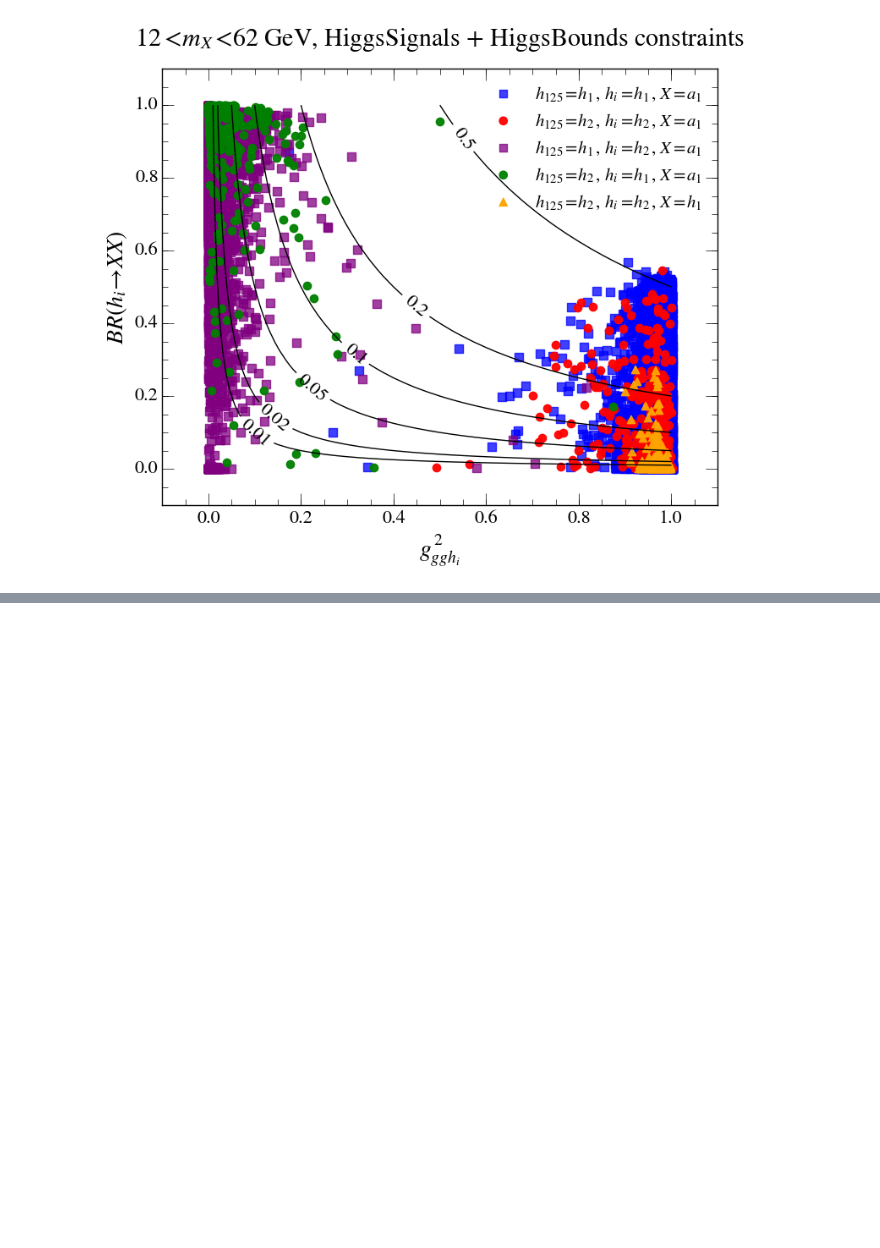
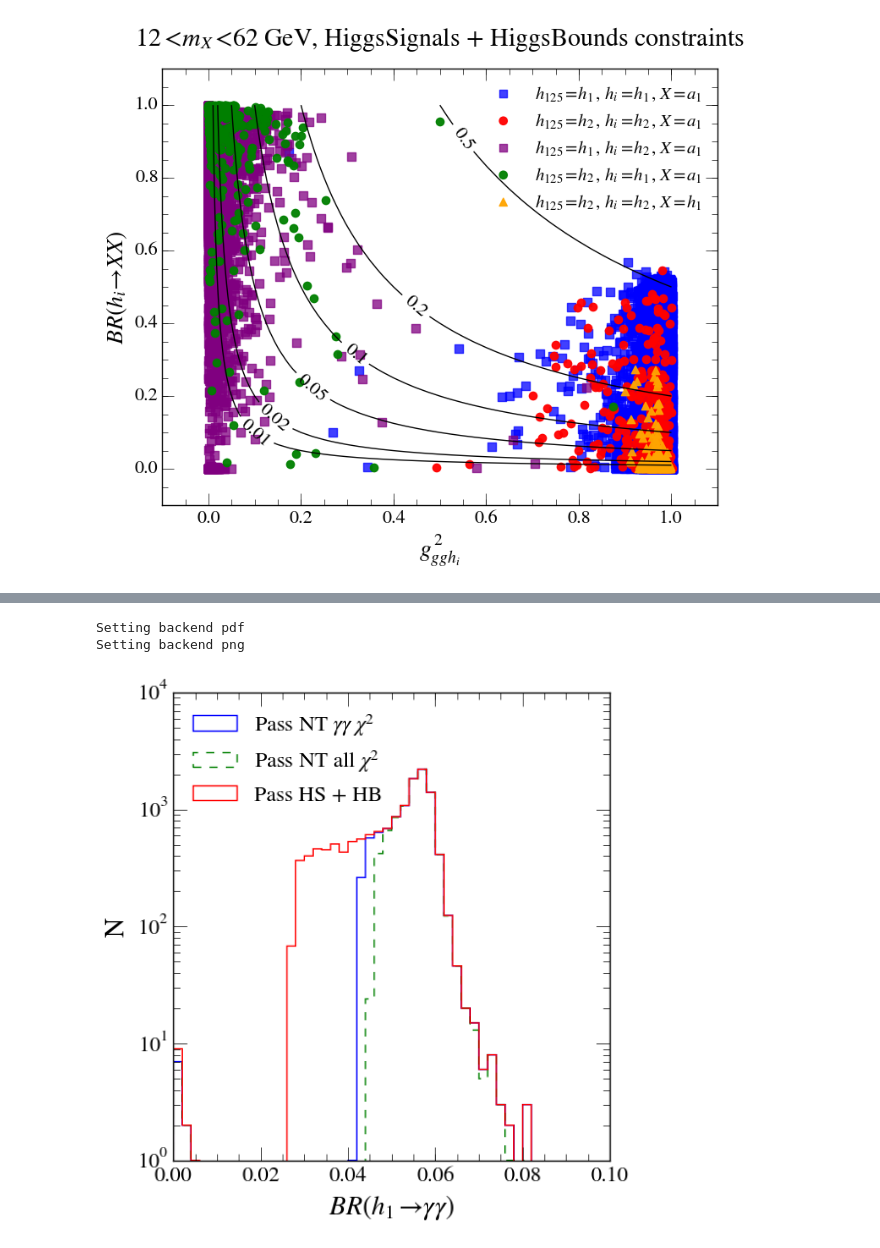
Before and after one commit to raggleton/NMSSM-Scan, a Jupyter notebook: iPython/Thesis Plots.ipynb, the cells around one changed output, grey strips where cells are left out. Saved outputs shown, nothing was run; the diff lists cells and outputs as text; code cells hidden in the pictures; blank space fills up the shorter version.

```diff
--- a/iPython/Thesis Plots.ipynb
+++ b/iPython/Thesis Plots.ipynb
@@ -466,6 +486,6 @@ plot_h1bb_NT_HSHB(df_pass_all, '', 'Thesis_plots/h1bb_NT_HSHB.pdf')
 # %%
-def plot_h1gg_NT_HSHB(df, title, filename):
-    set_backend('pdf')
+@save_fig
+def plot_h1gg_NT_HSHB(df, title):
     df = df.query('122.2 < mh1 < 128.1')
 
     var = 'Brh1gg'
@@ -494,8 +514,6 @@ def plot_h1gg_NT_HSHB(df, title, filename):
     plt.legend(loc='upper left', fontsize=16, frameon=False)
 #     plt.ylim(1E-3, 1)
     plt.yscale('log')
-
-    if SAVE_PLOTS: save_plot(filename)
 # %%
-plot_h1gg_NT_HSHB(df_pass_all, '', 'Thesis_plots/h1gg_NT_HSHB.pdf')
+plot_h1gg_NT_HSHB(df_pass_all, '', filename='Thesis_plots/h1gg_NT_HSHB.pdf')
 # %% [output]
@@ -503 +520,4 @@ plot_h1gg_NT_HSHB(df_pass_all, '', 'Thesis_plots/h1gg_NT_HSHB.pdf')
+Setting backend pdf
+Setting backend png
+[figure, added]
 # %%
```
Also changed, not shown: parts of 45 cells of this notebook.
